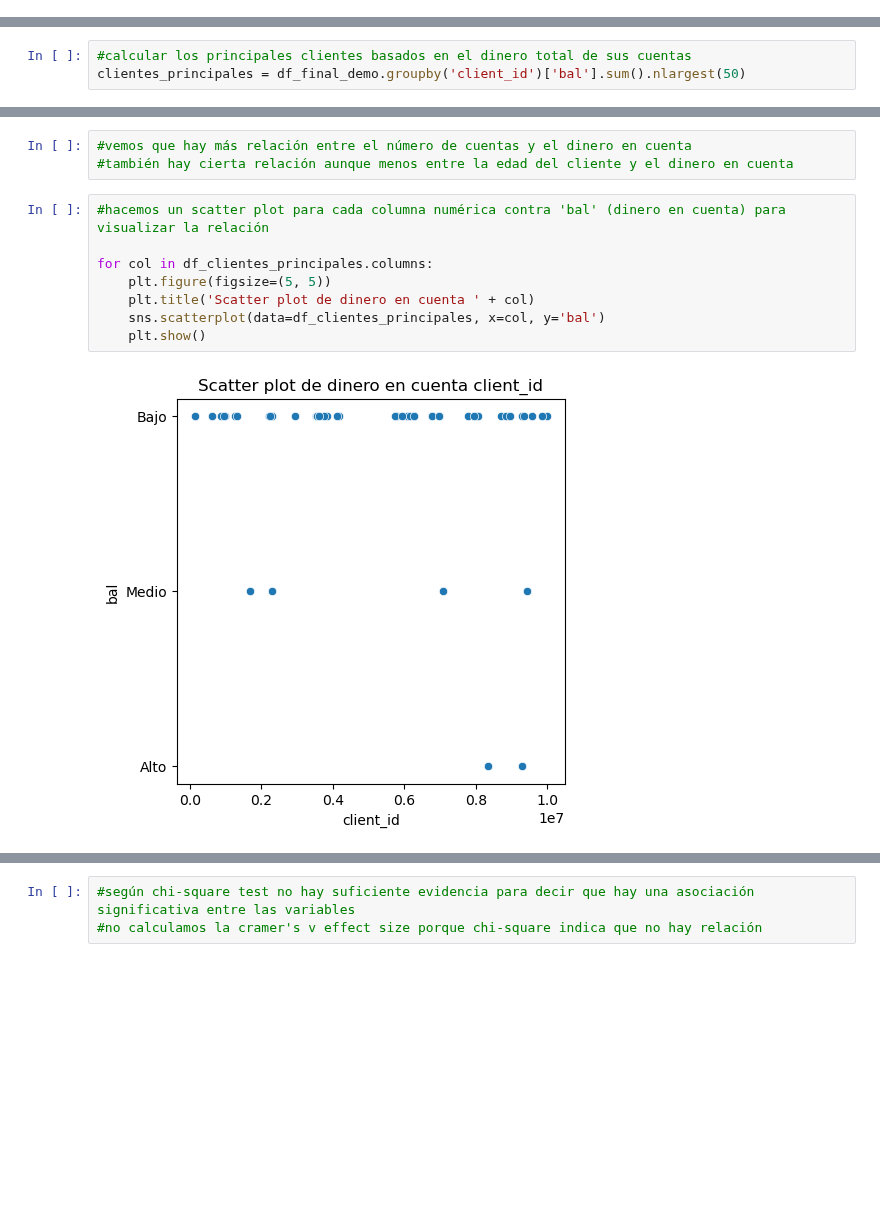
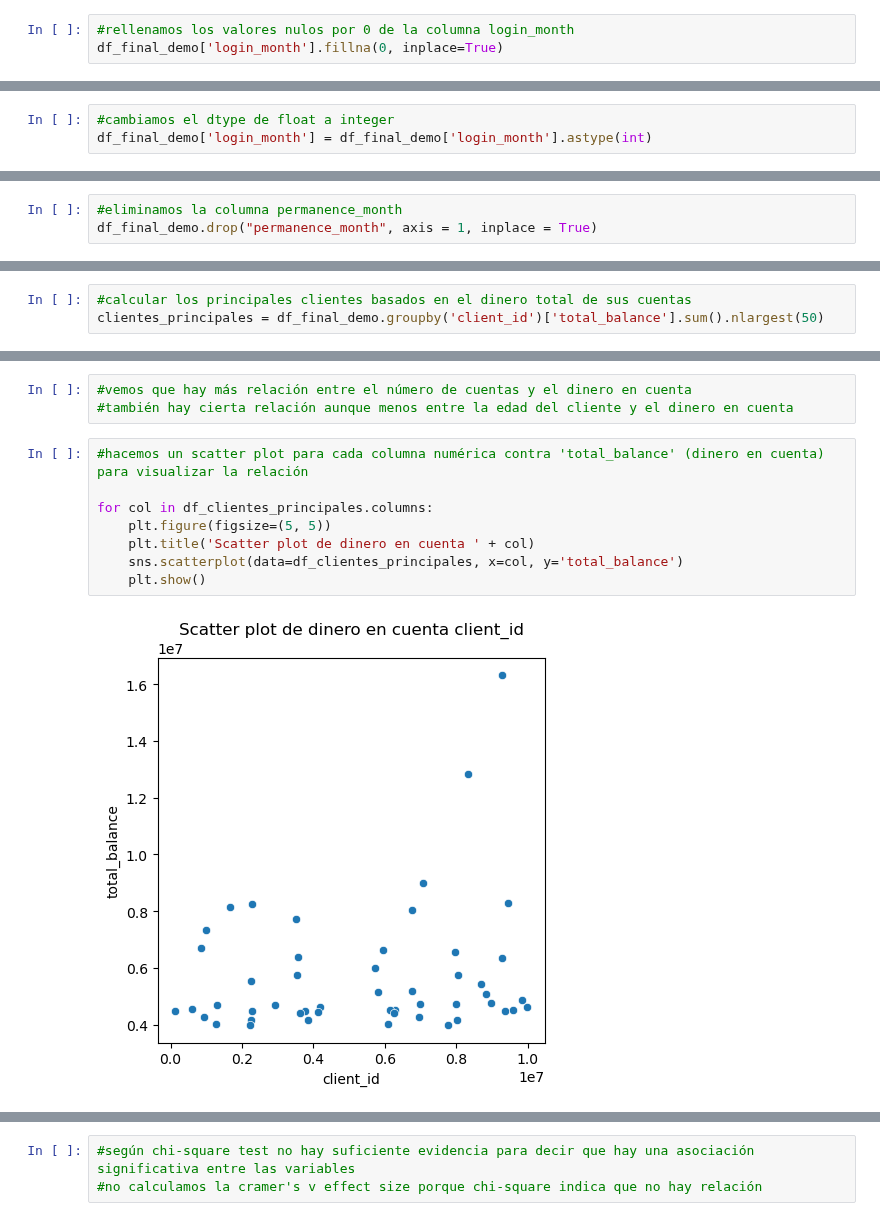
Before and after one commit to alicia-perez-diez/vanguard, a Jupyter notebook: notebooks/main.ipynb, the cells around one changed output, grey strips where cells are left out. Cells and saved outputs as stored; diff of their text form; blank space fills up the shorter version.

Commit message:
elm de columnas

```diff
--- a/notebooks/main.ipynb
+++ b/notebooks/main.ipynb
@@ -95,0 +112,3 @@ dtype: int64
+# %%
+#rellenamos los valores nulos por 0 de la columna login_month
+df_final_demo['login_month'].fillna(0, inplace=True)
@@ -95,0 +122,3 @@ dtype: int64
+# %%
+#cambiamos el dtype de float a integer
+df_final_demo['login_month'] = df_final_demo['login_month'].astype(int)
@@ -95,0 +139,3 @@ dtype: int64
+# %%
+#eliminamos la columna permanence_month
+df_final_demo.drop("permanence_month", axis = 1, inplace = True)
@@ -96,6 +160,6 @@ dtype: int64
 # %%
 #calcular los principales clientes basados en el dinero total de sus cuentas
-clientes_principales = df_final_demo.groupby('client_id')['bal'].sum().nlargest(50)
+clientes_principales = df_final_demo.groupby('client_id')['total_balance'].sum().nlargest(50)
 # %%
 #filtramos el dataframe original solo para los clientes principales
 
@@ -293,12 +357,12 @@ plt.show()
 #vemos que hay más relación entre el número de cuentas y el dinero en cuenta
 #también hay cierta relación aunque menos entre la edad del cliente y el dinero en cuenta
 # %%
-#hacemos un scatter plot para cada columna numérica contra 'bal' (dinero en cuenta) para visualizar la relación
+#hacemos un scatter plot para cada columna numérica contra 'total_balance' (dinero en cuenta) para visualizar la relación
 
 for col in df_clientes_principales.columns:
     plt.figure(figsize=(5, 5))
     plt.title('Scatter plot de dinero en cuenta ' + col)
-    sns.scatterplot(data=df_clientes_principales, x=col, y='bal')
+    sns.scatterplot(data=df_clientes_principales, x=col, y='total_balance')
     plt.show()
 # %% [output]
-[figure, old version]
+[figure, new version]
```
Also changed, not shown: parts of 38 cells of this notebook, 1 other file.
